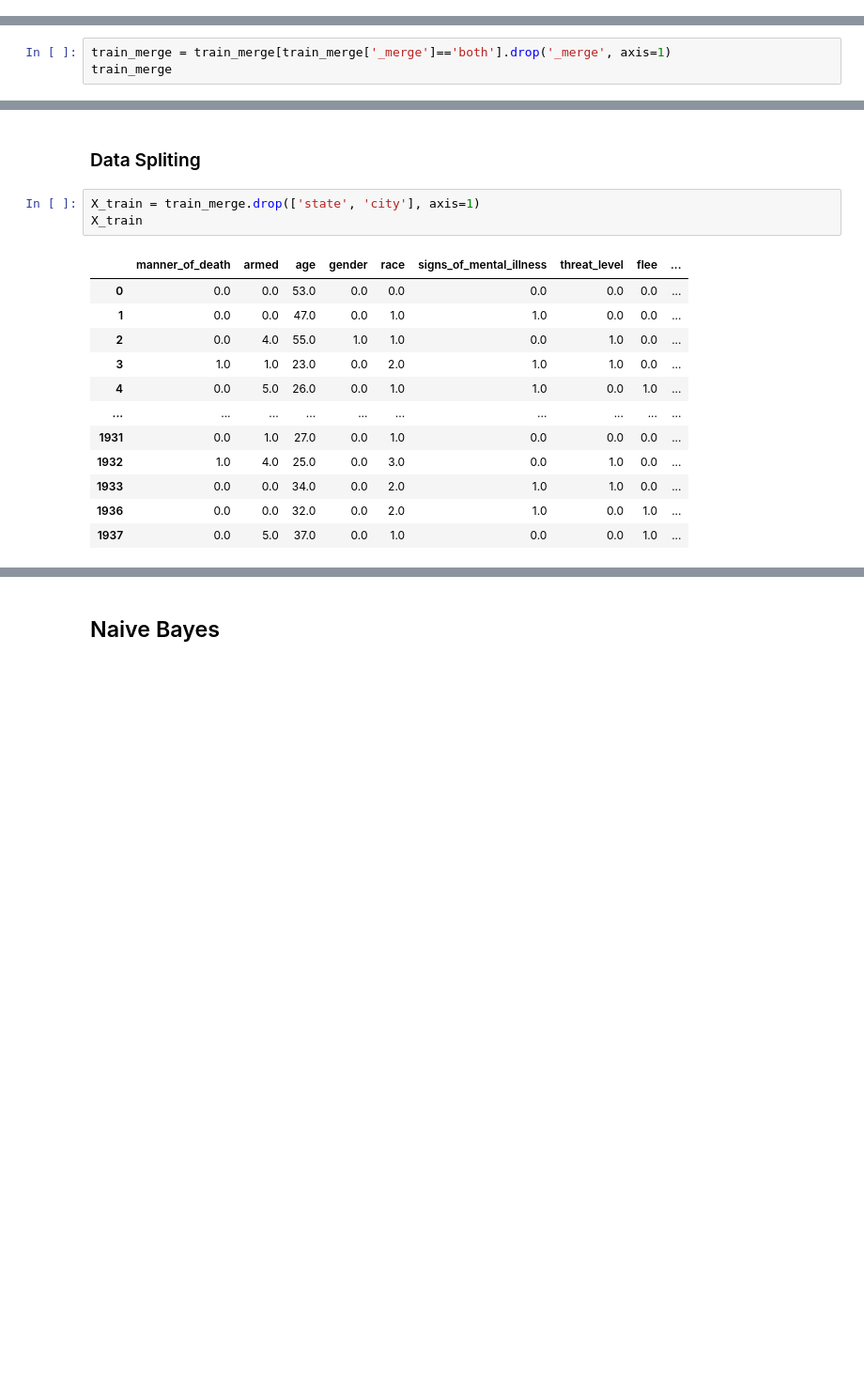
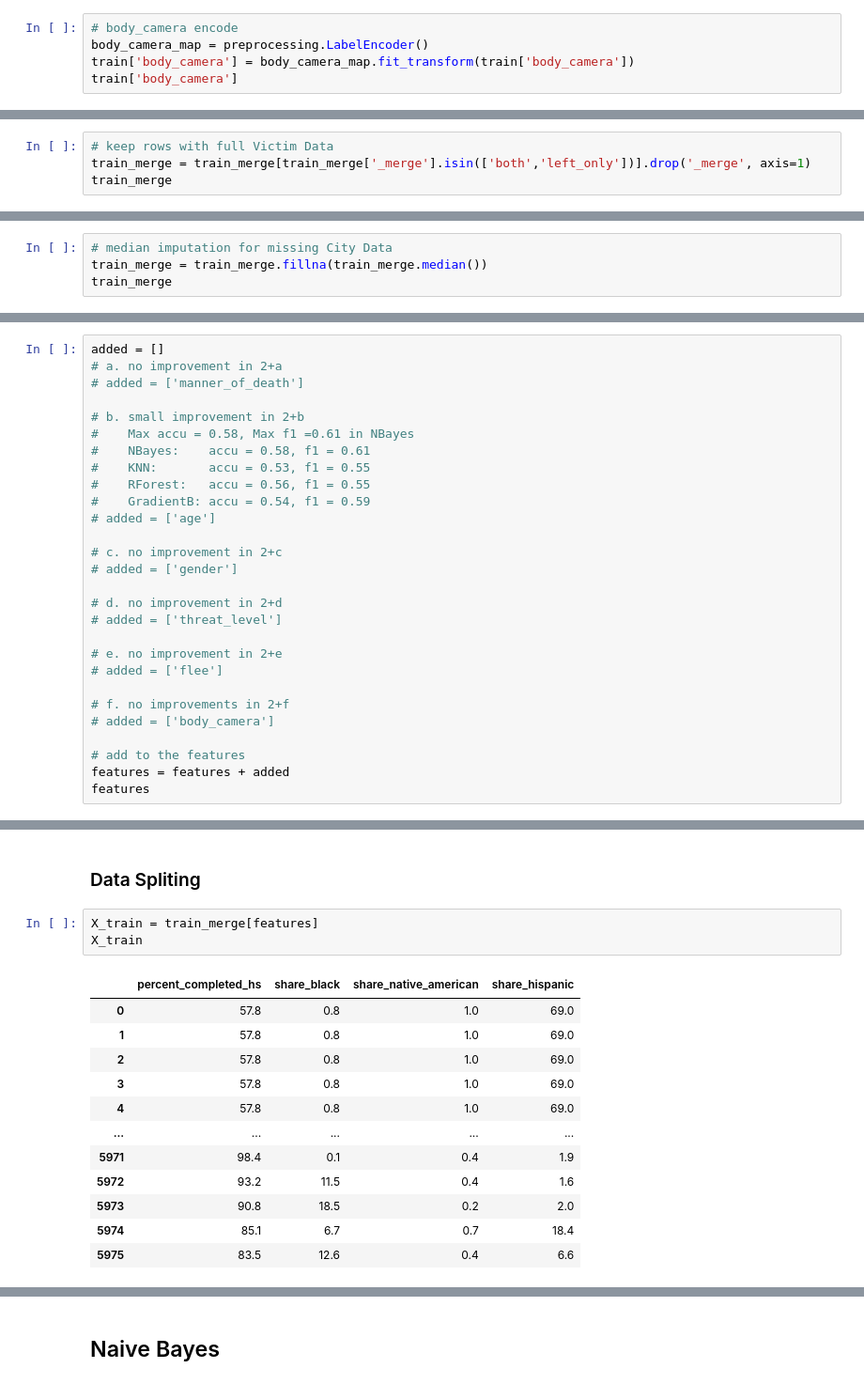
Before and after one commit to xudyang1/data_science_project, a Jupyter notebook: 05_07_update.ipynb, the cells around one changed output, grey strips where cells are left out. Shown at 94% size. Saved outputs shown, nothing was run; the diff lists cells and outputs as text; blank space fills up the shorter version.

```diff
--- a/05_07_update.ipynb
+++ b/05_07_update.ipynb
@@ -1104,0 +1296,5 @@ merged
+# %%
+# body_camera encode
+body_camera_map = preprocessing.LabelEncoder()
+train['body_camera'] = body_camera_map.fit_transform(train['body_camera'])
+train['body_camera']
@@ -1125,4 +1390,5 @@ train_merge.query('_merge == "left_only"')
 # %%
-train_merge = train_merge[train_merge['_merge']=='both'].drop('_merge', axis=1)
+# keep rows with full Victim Data
+train_merge = train_merge[train_merge['_merge'].isin(['both','left_only'])].drop('_merge', axis=1)
 train_merge
 # %% [output]
@@ -1141,0 +1408,4 @@ train_merge
+# %%
+# median imputation for missing City Data
+train_merge = train_merge.fillna(train_merge.median())
+train_merge
@@ -1247,0 +1630,28 @@ From the heat map above, we can see that
+# %%
+added = []
+# a. no improvement in 2+a
+# added = ['manner_of_death']
+
+# b. small improvement in 2+b
+#    Max accu = 0.58, Max f1 =0.61 in NBayes
+#    NBayes:    accu = 0.58, f1 = 0.61
+#    KNN:       accu = 0.53, f1 = 0.55
+#    RForest:   accu = 0.56, f1 = 0.55
+#    GradientB: accu = 0.54, f1 = 0.59
+# added = ['age']
+
+# c. no improvement in 2+c
+# added = ['gender']
+
+# d. no improvement in 2+d
+# added = ['threat_level']
+
+# e. no improvement in 2+e
+# added = ['flee']
+
+# f. no improvements in 2+f
+# added = ['body_camera']
+
+# add to the features
+features = features + added
+features
@@ -1248,18 +1665,18 @@ From the heat map above, we can see that
 # %% [markdown]
 ### Data Spliting
 # %%
-X_train = train_merge.drop(['state', 'city'], axis=1)
+X_train = train_merge[features]
 X_train
 # %% [output]
-|  | manner_of_death | armed | age | gender | race | signs_of_mental_illness | threat_level | flee | ... |
-| 0 | 0.0 | 0.0 | 53.0 | 0.0 | 0.0 | 0.0 | 0.0 | 0.0 | ... |
-| 1 | 0.0 | 0.0 | 47.0 | 0.0 | 1.0 | 1.0 | 0.0 | 0.0 | ... |
-| 2 | 0.0 | 4.0 | 55.0 | 1.0 | 1.0 | 0.0 | 1.0 | 0.0 | ... |
-| 3 | 1.0 | 1.0 | 23.0 | 0.0 | 2.0 | 1.0 | 1.0 | 0.0 | ... |
-| 4 | 0.0 | 5.0 | 26.0 | 0.0 | 1.0 | 1.0 | 0.0 | 1.0 | ... |
-| ... | ... | ... | ... | ... | ... | ... | ... | ... | ... |
-| 1931 | 0.0 | 1.0 | 27.0 | 0.0 | 1.0 | 0.0 | 0.0 | 0.0 | ... |
-| 1932 | 1.0 | 4.0 | 25.0 | 0.0 | 3.0 | 0.0 | 1.0 | 0.0 | ... |
-| 1933 | 0.0 | 0.0 | 34.0 | 0.0 | 2.0 | 1.0 | 1.0 | 0.0 | ... |
-| 1936 | 0.0 | 0.0 | 32.0 | 0.0 | 2.0 | 1.0 | 0.0 | 1.0 | ... |
-| 1937 | 0.0 | 5.0 | 37.0 | 0.0 | 1.0 | 0.0 | 0.0 | 1.0 | ... |
+|  | percent_completed_hs | share_black | share_native_american | share_hispanic |
+| 0 | 57.8 | 0.8 | 1.0 | 69.0 |
+| 1 | 57.8 | 0.8 | 1.0 | 69.0 |
+| 2 | 57.8 | 0.8 | 1.0 | 69.0 |
+| 3 | 57.8 | 0.8 | 1.0 | 69.0 |
+| 4 | 57.8 | 0.8 | 1.0 | 69.0 |
+| ... | ... | ... | ... | ... |
+| 5971 | 98.4 | 0.1 | 0.4 | 1.9 |
+| 5972 | 93.2 | 11.5 | 0.4 | 1.6 |
+| 5973 | 90.8 | 18.5 | 0.2 | 2.0 |
+| 5974 | 85.1 | 6.7 | 0.7 | 18.4 |
+| 5975 | 83.5 | 12.6 | 0.4 | 6.6 |
```
Also changed, not shown: parts of 66 cells of this notebook.
